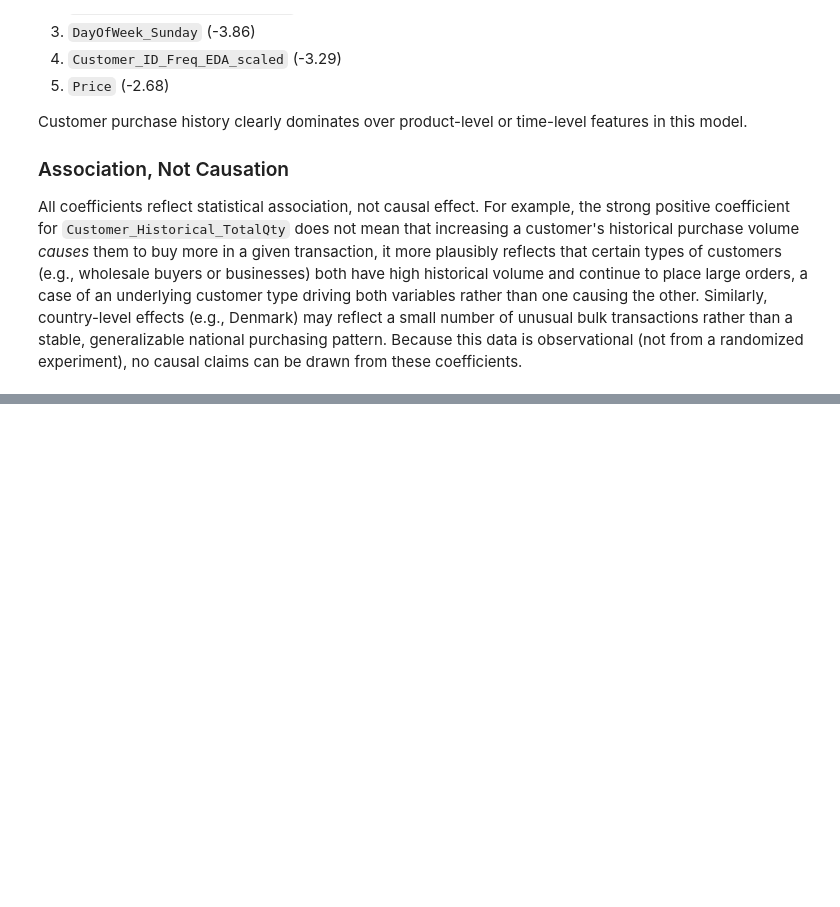
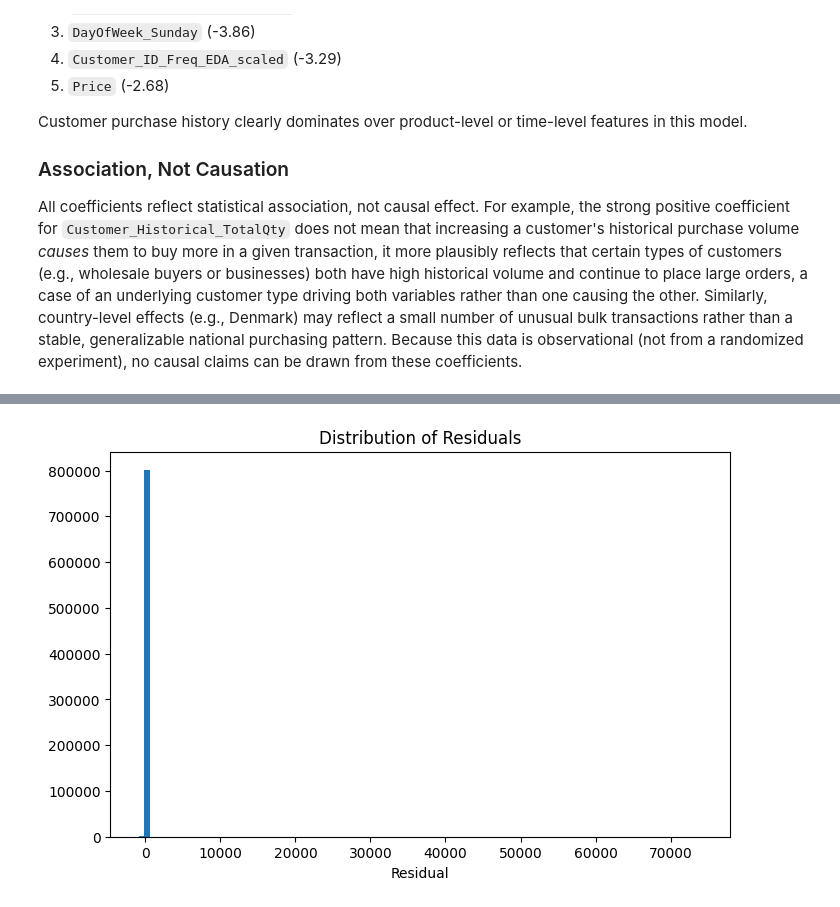
Before and after one commit to JoseAlberto88/Cleaning-Online-Retail-Data-and-Predicting-Purchase-Quantity, a Jupyter notebook: Cleaning_Data.ipynb, the cells around one changed output, grey strips where cells are left out. Cells and saved outputs as stored; diff of their text form; code cells hidden in the pictures; blank space fills up the shorter version.

```diff
--- a/Cleaning_Data.ipynb
+++ b/Cleaning_Data.ipynb
@@ -4403,0 +4479,9 @@ All coefficients reflect statistical association, not causal effect. For example
+# %%
+# Histogram of residuals as a companion visual
+plt.figure(figsize=(8,5))
+plt.hist(residuals_train, bins=100)
+plt.title('Distribution of Residuals')
+plt.xlabel('Residual')
+plt.show()
+# %% [output]
+[figure, added]
```
Also changed, not shown: parts of 9 cells of this notebook.
